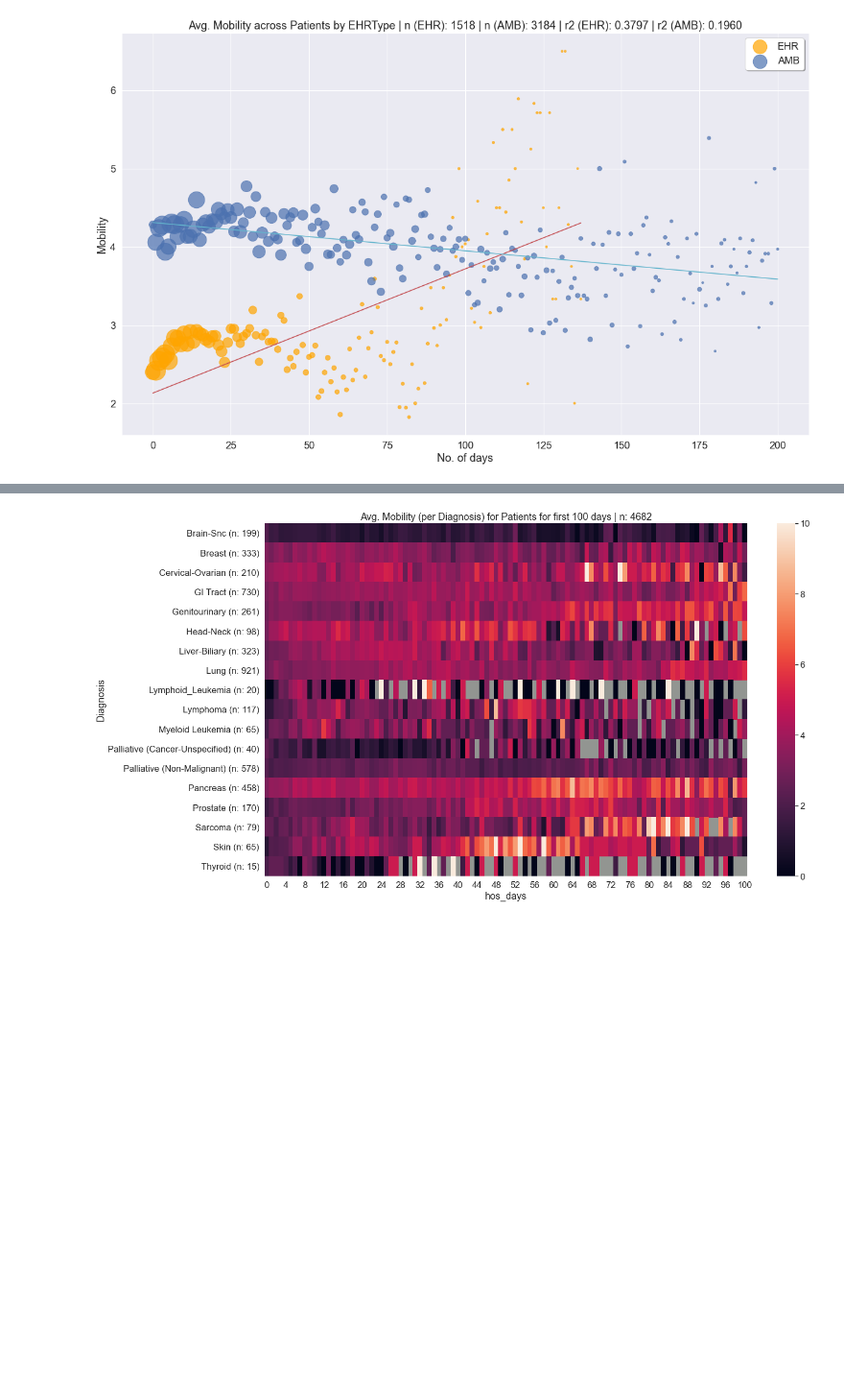
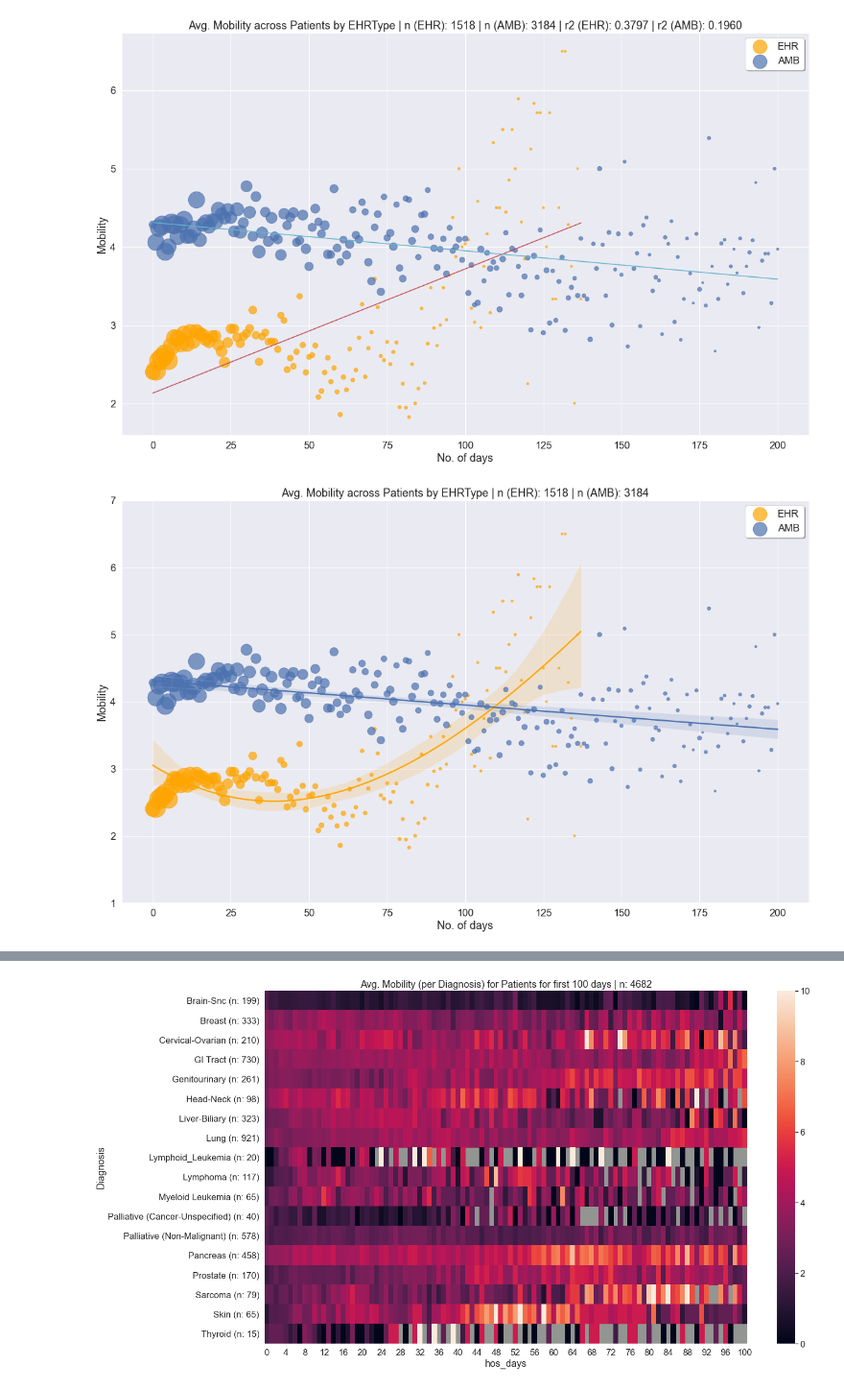
Before and after one commit to ryflect/cs692r-hospice, a Jupyter notebook: Referral Analysis - Mobility.ipynb, the cells around one changed output, grey strips where cells are left out. Shown at 96% size. Drawn from its saved outputs; the diff is of its cells as text; code cells hidden in the pictures; blank space fills up the shorter version.

```diff
--- a/Referral Analysis - Mobility.ipynb
+++ b/Referral Analysis - Mobility.ipynb
@@ -233,6 +233,29 @@ plt.savefig('./graphs/mobility/mob_ehr.png', bbox_inches='tight')
 plt.show()
 # %% [output]
 [figure]
+# %%
+fig, ax = plt.subplots()
+x_ehr = df_m3[df_m3['EHRType'] == 'EHR']['hos_days']
+y_ehr = df_m3[df_m3['EHRType'] == 'EHR']['mobility']['mean']
+# slope, intercept, r_value_ehr, p_value, std_err = stats.linregress(x_ehr,y_ehr)
+# l1 = ax.scatter(x_ehr, y_ehr, color='orange', s=get_scatter_marker_size(df_n3[df_n3['EHRType'] == 'EHR']['IDEHR']['count']), alpha=0.7)
+sns.regplot(x=x_ehr, y=y_ehr, color='orange', ax=ax, order=3, scatter_kws={'s':get_scatter_marker_size(df_m3[df_m3['EHRType'] == 'EHR']['IDEHR']['count']), 'alpha':0.7})
+x_amb = df_m3[df_m3['EHRType'] == 'AMB']['hos_days']
+y_amb = df_m3[df_m3['EHRType'] == 'AMB']['mobility']['mean']
+# slope, intercept, r_value_amb, p_value, std_err = stats.linregress(x_amb,y_amb)
+# l2 = ax.scatter(x_amb, y_amb, color='b', s=get_scatter_marker_size(df_n3[df_n3['EHRType'] == 'AMB']['IDEHR']['count']), alpha=0.7)
+sns.regplot(x=x_amb, y=y_amb, color='b', ax=ax, order=1, scatter_kws={'s':get_scatter_marker_size(df_m3[df_m3['EHRType'] == 'AMB']['IDEHR']['count']), 'alpha':0.7})
+lgnd = ax.legend((l1, l2), ('EHR', 'AMB'), loc='best', shadow=True, facecolor='w')
+# lgnd.legendHandles[0]._sizes = [30]
+# lgnd.legendHandles[1]._sizes = [30]
+ax.set(xlim=(-10, 210), ylim=(1,7))
+ax.set_xlabel('No. of days')
+ax.set_ylabel('Mobility')
+ax.set_title('Avg. Mobility across Patients by EHRType | n (EHR): ' + str(e_num) + ' | n (AMB): ' + str(a_num))
+plt.savefig('./graphs/mobility/mob_ehr_sns.png', bbox_inches='tight')
+plt.show()
+# %% [output]
+[figure, added]
 # %%
 # average mobility across Diagnosis
 d_label = df_ma[df_ma['hos_days'] <= 100][['IDEHR', 'Diagnosis']].drop_duplicates()['Diagnosis'].value_counts()
```
Also changed, not shown: parts of 3 cells of this notebook, 4 other files.
